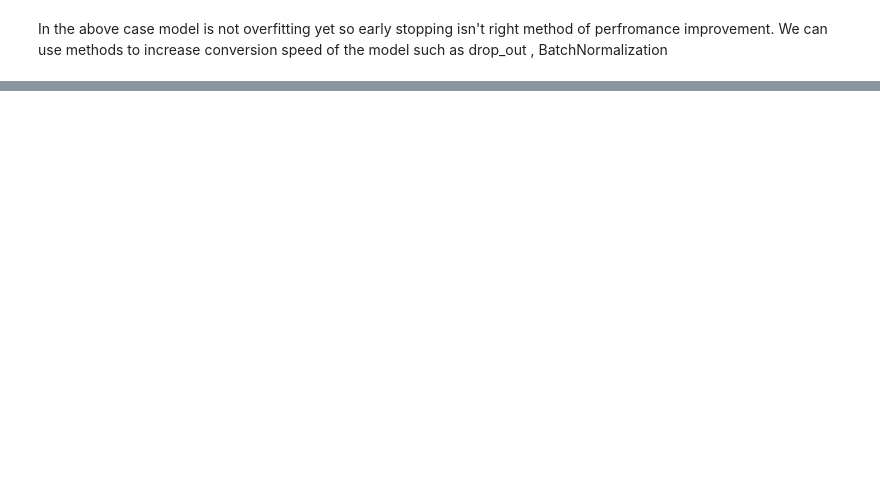
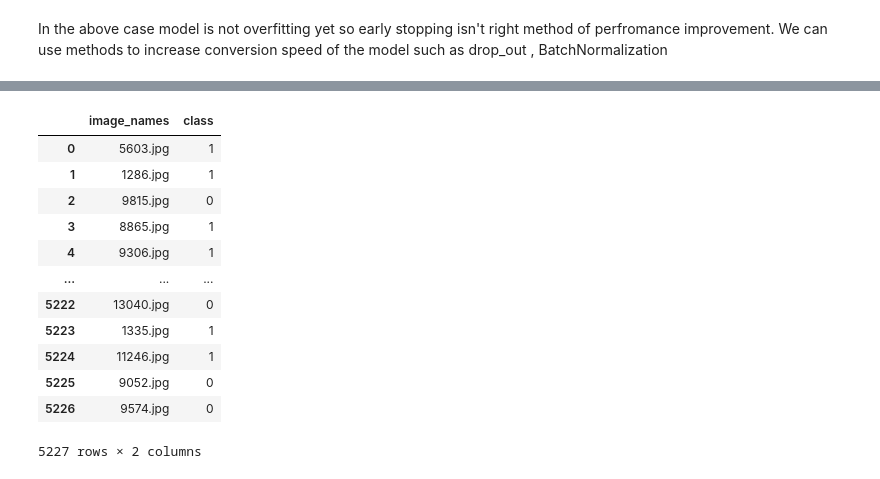
Before and after one commit to Pallavih28/Gender_Image_Classification, a Jupyter notebook: Gender_Classification_CNN.ipynb, the cells around one changed output, grey strips where cells are left out. Saved outputs shown, nothing was run; the diff lists cells and outputs as text; code cells hidden in the pictures; blank space fills up the shorter version.

```diff
--- a/Gender_Classification_CNN.ipynb
+++ b/Gender_Classification_CNN.ipynb
@@ -239,0 +352,16 @@ In the above case model is not overfitting yet so early stopping isn't right met
+# %%
+pd.read_csv("submission.csv")
+# %% [output]
+|  | image_names | class |
+| 0 | 5603.jpg | 1 |
+| 1 | 1286.jpg | 1 |
+| 2 | 9815.jpg | 0 |
+| 3 | 8865.jpg | 1 |
+| 4 | 9306.jpg | 1 |
+| ... | ... | ... |
+| 5222 | 13040.jpg | 0 |
+| 5223 | 1335.jpg | 1 |
+| 5224 | 11246.jpg | 1 |
+| 5225 | 9052.jpg | 0 |
+| 5226 | 9574.jpg | 0 |
+5227 rows × 2 columns
```
Also changed, not shown: parts of 25 cells of this notebook.
